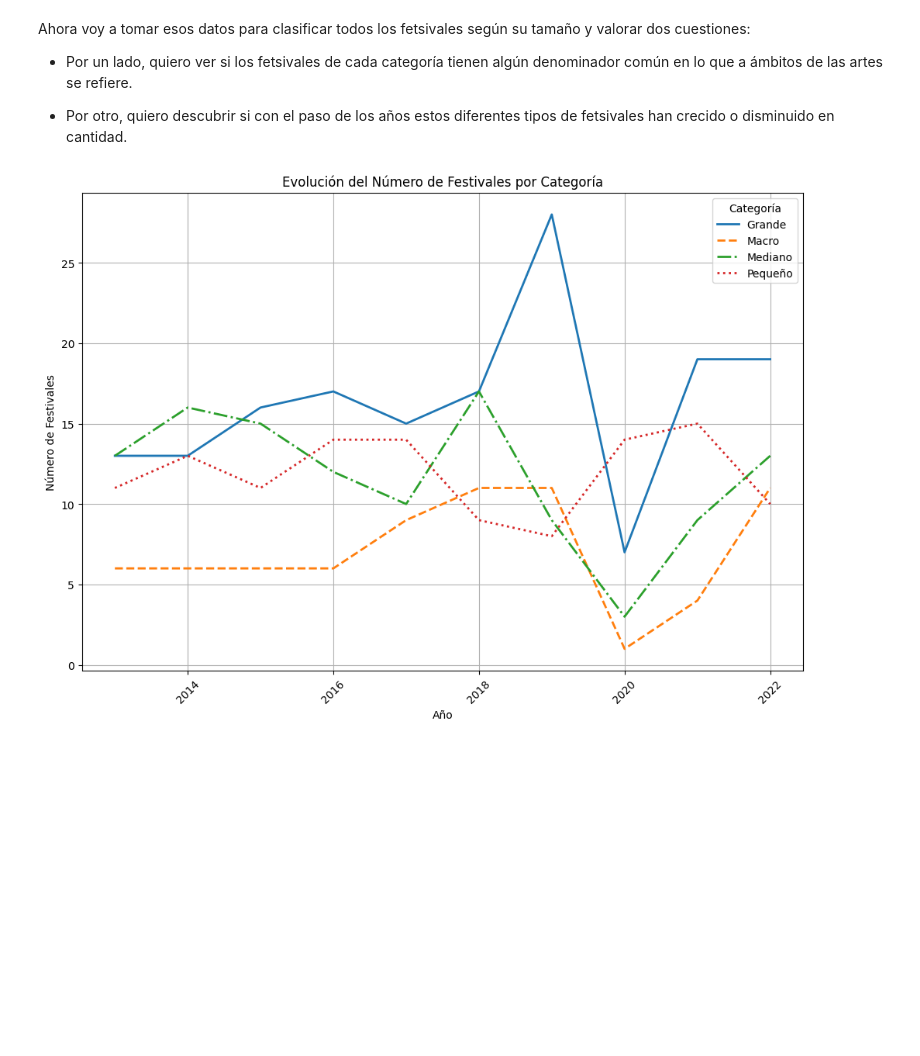
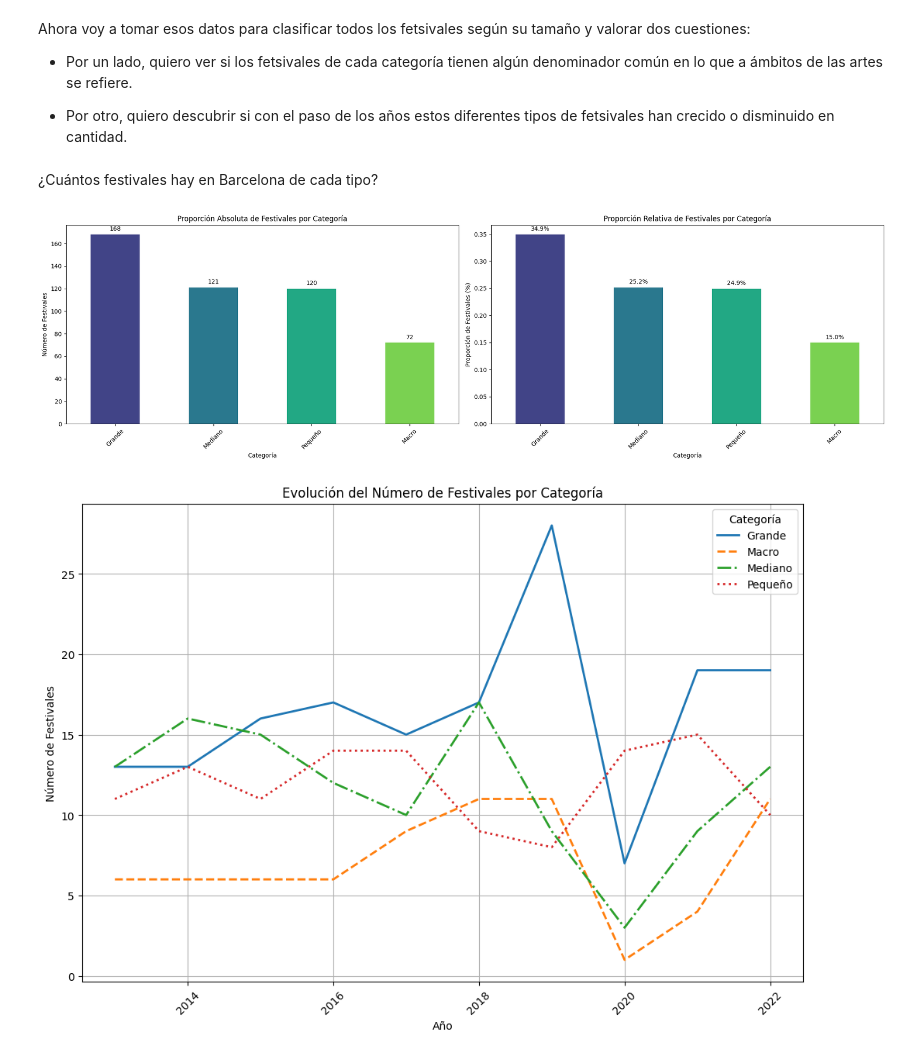
Before and after one commit to marosor/ONLINE_DS_THEBRIDGE_marosor, a Jupyter notebook: EDA/SRC/Memoria EDA.ipynb, the cells around one changed output. Cells and saved outputs as stored; diff of their text form; code cells hidden in the pictures; blank space fills up the shorter version.

```diff
--- a/EDA/SRC/Memoria EDA.ipynb
+++ b/EDA/SRC/Memoria EDA.ipynb
@@ -465,6 +492,45 @@ def clasificar_festival(asistentes):
         return 'Grande'
     else:
         return 'Macro'
+# %% [markdown]
+¿Cuántos festivales hay en Barcelona de cada tipo?
+# %%
+festivales_decada['Categoria'] = festivales_decada['Asistentes'].apply(clasificar_festival)
+frecuencia_absoluta = festivales_decada['Categoria'].value_counts()
+frecuencia_relativa = festivales_decada['Categoria'].value_counts(normalize=True)
+
+colores = sns.color_palette('viridis', n_colors=len(frecuencia_absoluta))
+
+fig, (ax1, ax2) = plt.subplots(1, 2, figsize=(20, 6))
+
+frecuencia_absoluta.plot(kind='bar', color=colores, ax=ax1)
+ax1.set_title('Proporción Absoluta de Festivales por Categoría')
+ax1.set_xlabel('Categoría')
+ax1.set_ylabel('Número de Festivales')
+ax1.set_xticklabels(frecuencia_absoluta.index, rotation=45)
+for p in ax1.patches:
+    ax1.annotate(format(p.get_height(), '.0f'),
+                (p.get_x() + p.get_width() / 2., p.get_height()),
+                ha='center', va='center',
+                xytext=(0, 9),
+                textcoords='offset points')
+
+frecuencia_relativa.plot(kind='bar', color=colores, ax=ax2)
+ax2.set_title('Proporción Relativa de Festivales por Categoría')
+ax2.set_xlabel('Categoría')
+ax2.set_ylabel('Proporción de Festivales (%)')
+ax2.set_xticklabels(frecuencia_relativa.index, rotation=45)
+for p in ax2.patches:
+    ax2.annotate(format(p.get_height(), '.1%'),
+                (p.get_x() + p.get_width() / 2., p.get_height()),
+                ha='center', va='center',
+                xytext=(0, 9),
+                textcoords='offset points')
+
+plt.tight_layout()
+plt.show()
+# %% [output]
+[figure, added]
 # %%
 
 media_asistentes = festivales_decada.groupby(['NomDelFestival', 'Any'])['Asistentes'].mean().reset_index()
```
Also changed, not shown: parts of 3 cells of this notebook.
